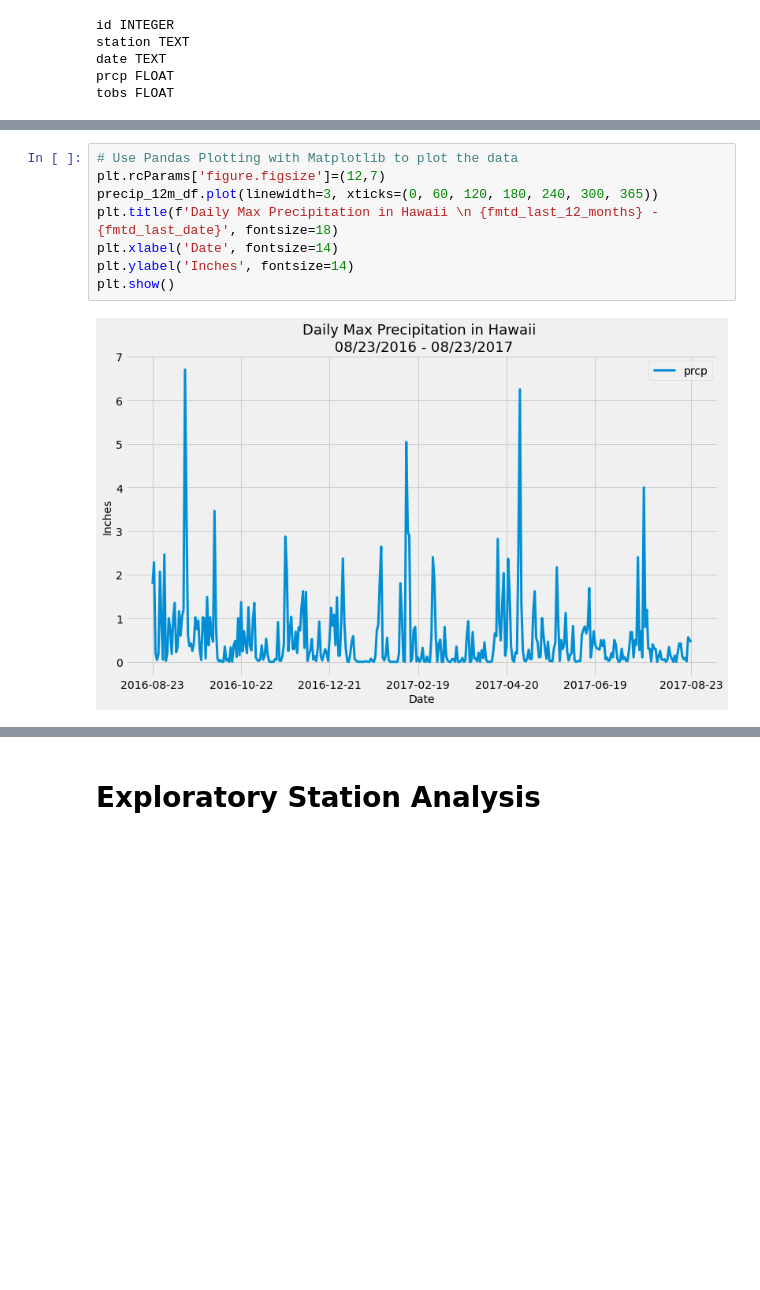
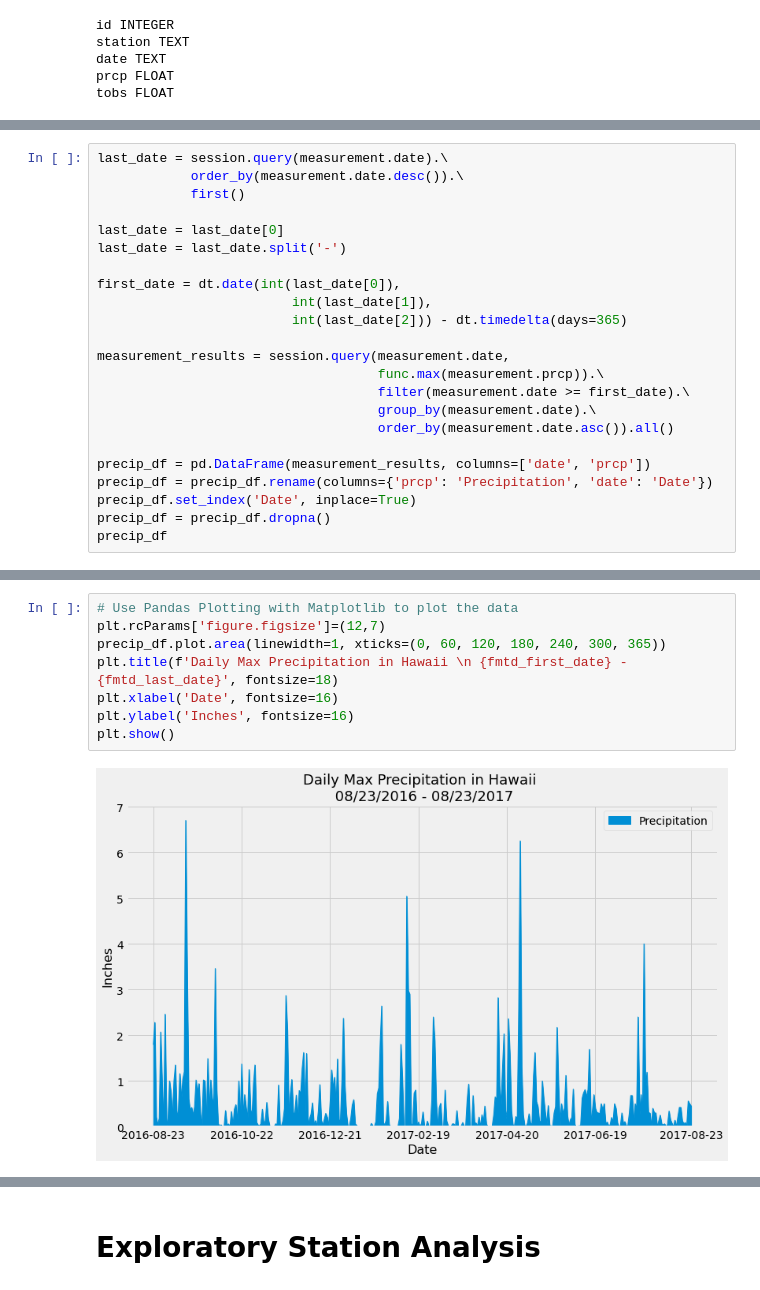
Before and after one commit to beaujeffrey03/sqlalchemy-challenge, a Jupyter notebook: climate_starter.ipynb, the cells around one changed output, grey strips where cells are left out. Drawn from its saved outputs; the diff is of its cells as text; blank space fills up the shorter version.

Commit message:
Done with precip and tobs analysis. Moving onto flask.

```diff
--- a/climate_starter.ipynb
+++ b/climate_starter.ipynb
@@ -169,0 +62,23 @@ precip_12m_df
+# %%
+last_date = session.query(measurement.date).\
+            order_by(measurement.date.desc()).\
+            first()
+
+last_date = last_date[0]
+last_date = last_date.split('-')
+
+first_date = dt.date(int(last_date[0]),
+                         int(last_date[1]),
+                         int(last_date[2])) - dt.timedelta(days=365)
+
+measurement_results = session.query(measurement.date,
+                                    func.max(measurement.prcp)).\
+                                    filter(measurement.date >= first_date).\
+                                    group_by(measurement.date).\
+                                    order_by(measurement.date.asc()).all()
+
+precip_df = pd.DataFrame(measurement_results, columns=['date', 'prcp'])
+precip_df = precip_df.rename(columns={'prcp': 'Precipitation', 'date': 'Date'})
+precip_df.set_index('Date', inplace=True)
+precip_df = precip_df.dropna()
+precip_df
@@ -181,12 +111,12 @@ print(fmtd_last_12_months)
 # %%
 # Use Pandas Plotting with Matplotlib to plot the data
 plt.rcParams['figure.figsize']=(12,7)
-precip_12m_df.plot(linewidth=3, xticks=(0, 60, 120, 180, 240, 300, 365))
-plt.title(f'Daily Max Precipitation in Hawaii \n {fmtd_last_12_months} - {fmtd_last_date}', fontsize=18)
-plt.xlabel('Date', fontsize=14)
-plt.ylabel('Inches', fontsize=14)
+precip_df.plot.area(linewidth=1, xticks=(0, 60, 120, 180, 240, 300, 365))
+plt.title(f'Daily Max Precipitation in Hawaii \n {fmtd_first_date} - {fmtd_last_date}', fontsize=18)
+plt.xlabel('Date', fontsize=16)
+plt.ylabel('Inches', fontsize=16)
 plt.show()
 # %% [output]
-[figure, old version]
+[figure, new version]
 # %%
 # Use Pandas to calcualte the summary statistics for the precipitation data
```
Also changed, not shown: parts of 21 cells of this notebook.
